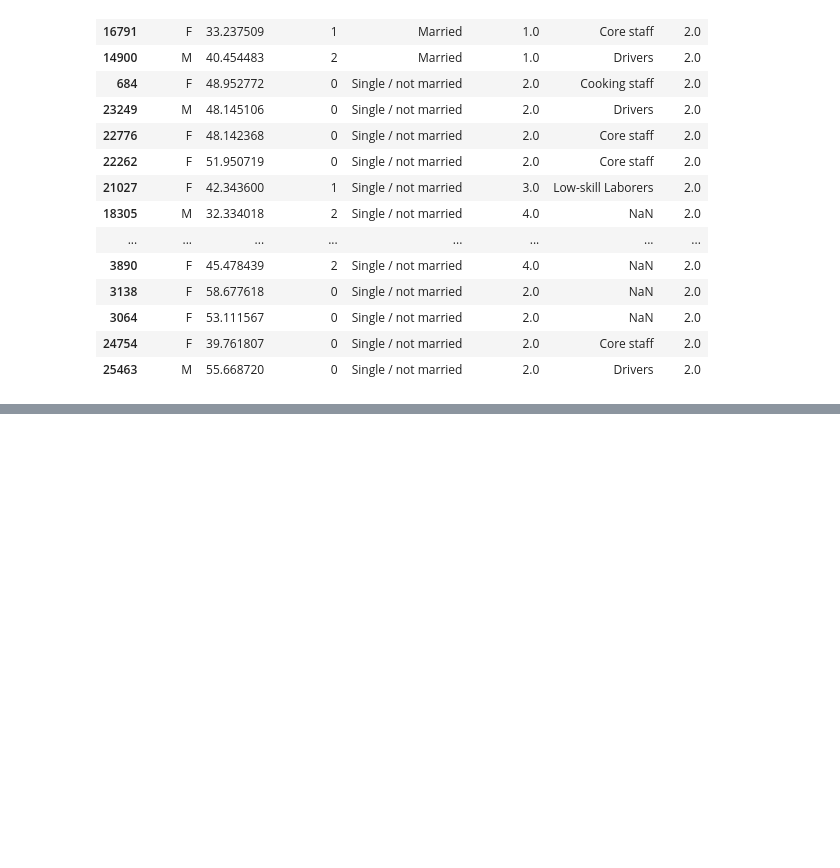
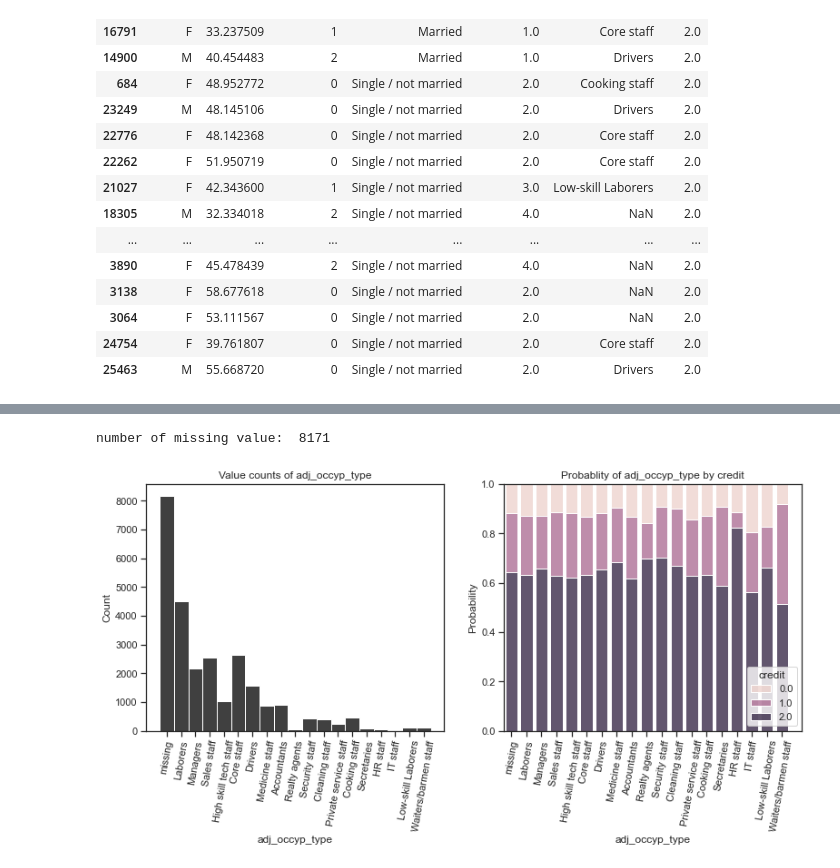
Before and after one commit to Gangtaro/data_science_repository, a Jupyter notebook: COMPETETION_LOG/DACON_210405_credit/dacon_credit_project.ipynb, the cells around one changed output, grey strips where cells are left out. Drawn from its saved outputs; the diff is of its cells as text; code cells hidden in the pictures; blank space fills up the shorter version.

```diff
--- a/COMPETETION_LOG/DACON_210405_credit/dacon_credit_project.ipynb
+++ b/COMPETETION_LOG/DACON_210405_credit/dacon_credit_project.ipynb
@@ -535,0 +615,25 @@ sum((train.family_type == 'Single / not married')&(train.child_num != 0))
+# %%
+print('number of missing value: ',sum(train.occyp_type.isna()))
+# %% [output]
+number of missing value:  8171
+# %%
+# 전처리를 위한 새로운 데이터 생성  => adj_occyp_type
+# 결측치가 어떤식으로 발생되었는지 다른 변수와의 관계를 확인하기 위해 'missing'이라는 value로 지정해줌
+train['adj_occyp_type'] = train.occyp_type.fillna('missing')
+train['_missing_occyp_type'] = train.occyp_type.isna().astype('int')
+# %%
+plt.figure(figsize=(20,5))
+
+plt.subplot(1,3,1)
+sns.histplot(x = 'adj_occyp_type', stat = 'count', data = train, color = 'black')
+plt.title('Value counts of adj_occyp_type')
+plt.xticks(rotation = 80)
+
+plt.subplot(1,3,2)
+sns.histplot(x = 'adj_occyp_type', stat = 'probability', data = train, hue = 'credit',
+             multiple= 'fill', shrink=0.8)
+plt.title('Probablity of adj_occyp_type by credit')
+plt.xticks(rotation = 80)
+plt.show()
+# %% [output]
+[figure, added]
```
Also changed, not shown: parts of 36 cells of this notebook.
